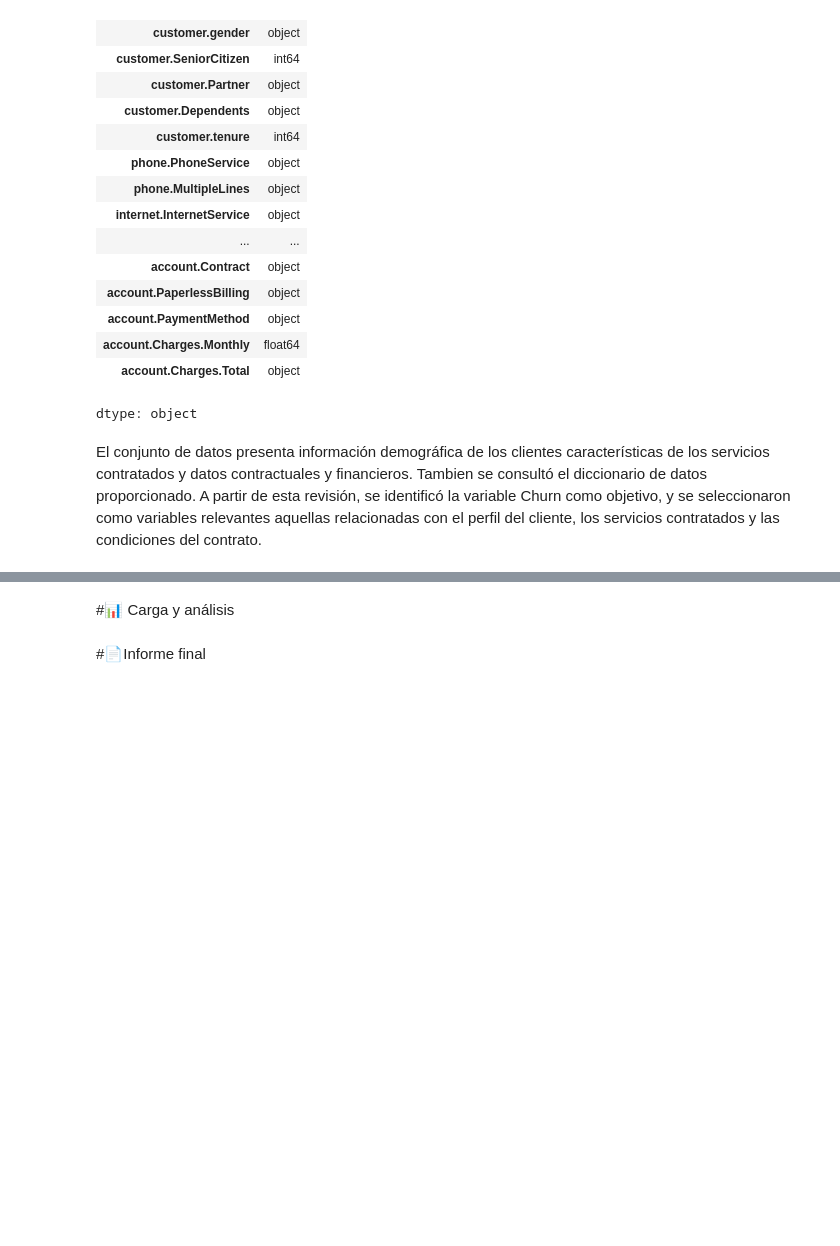
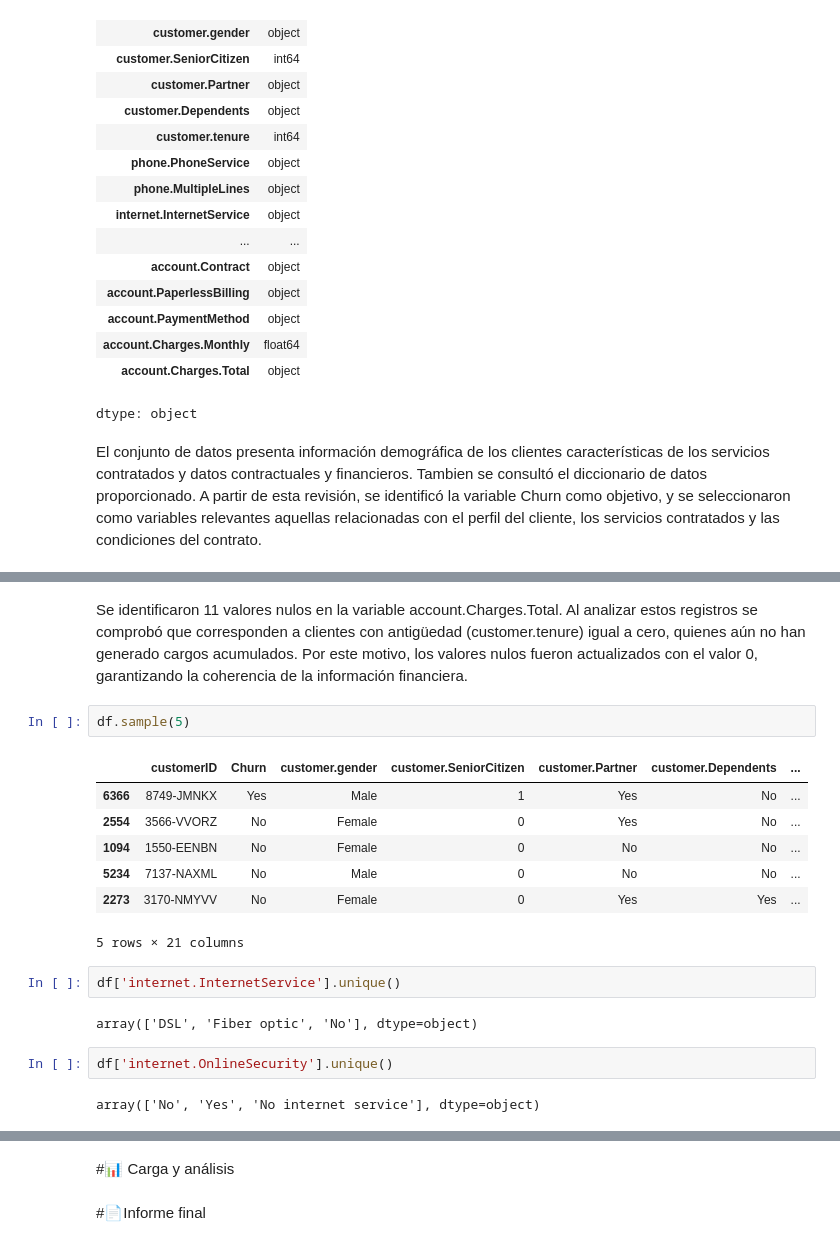
Before and after one commit to yaramirezte/TelecomX_LATAM, a Jupyter notebook: TelecomX_LATAM.ipynb, the cells around one changed output, grey strips where cells are left out. Drawn from its saved outputs; the diff is of its cells as text; blank space fills up the shorter version.

```diff
--- a/TelecomX_LATAM.ipynb
+++ b/TelecomX_LATAM.ipynb
@@ -198,0 +302,20 @@ El conjunto de datos presenta información demográfica de los clientes caracter
+# %% [markdown]
+Se identificaron 11 valores nulos en la variable account.Charges.Total. Al analizar estos registros se comprobó que corresponden a clientes con antigüedad (customer.tenure) igual a cero, quienes aún no han generado cargos acumulados. Por este motivo, los valores nulos fueron actualizados con el valor 0, garantizando la coherencia de la información financiera.
+# %%
+df.sample(5)
+# %% [output]
+|  | customerID | Churn | customer.gender | customer.SeniorCitizen | customer.Partner | customer.Dependents | ... |
+| 6366 | 8749-JMNKX | Yes | Male | 1 | Yes | No | ... |
+| 2554 | 3566-VVORZ | No | Female | 0 | Yes | No | ... |
+| 1094 | 1550-EENBN | No | Female | 0 | No | No | ... |
+| 5234 | 7137-NAXML | No | Male | 0 | No | No | ... |
+| 2273 | 3170-NMYVV | No | Female | 0 | Yes | Yes | ... |
+5 rows × 21 columns
+# %%
+df['internet.InternetService'].unique()
+# %% [output]
+array(['DSL', 'Fiber optic', 'No'], dtype=object)
+# %%
+df['internet.OnlineSecurity'].unique()
+# %% [output]
+array(['No', 'Yes', 'No internet service'], dtype=object)
```
Also changed, not shown: parts of 23 cells of this notebook.
